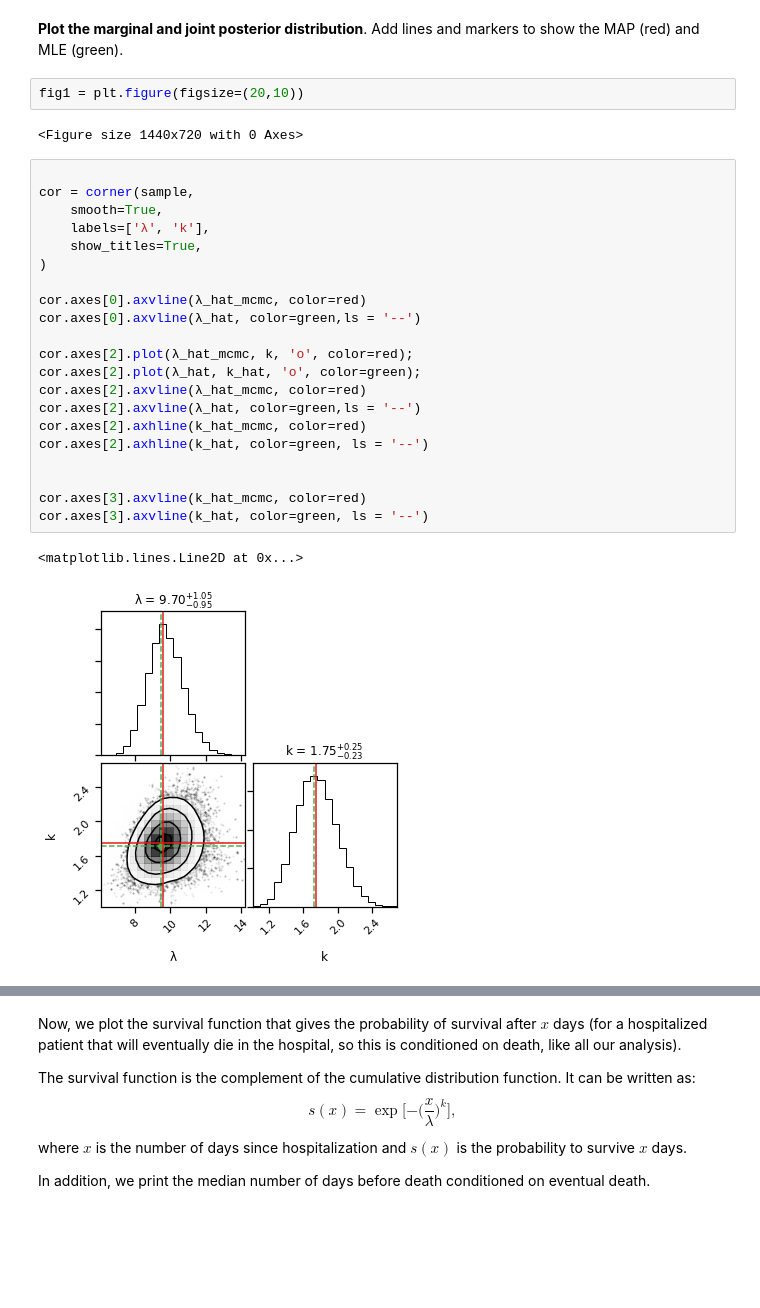
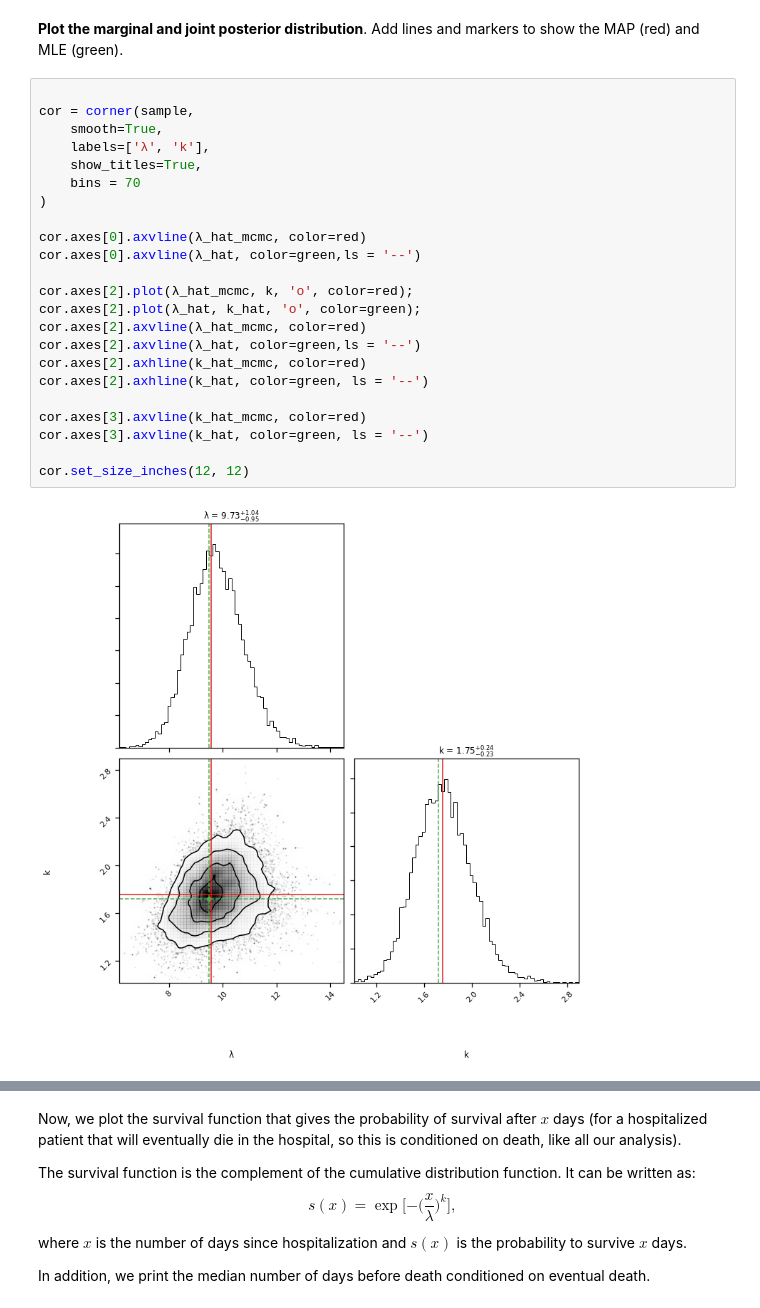
Before and after one commit to mayakerem/SciPhyProjects, a Jupyter notebook: Project 2/A2.ipynb, the cells around one changed output, grey strips where cells are left out. Drawn from its saved outputs; the diff is of its cells as text; blank space fills up the shorter version.

```diff
--- a/Project 2/A2.ipynb
+++ b/Project 2/A2.ipynb
@@ -620,31 +582,28 @@ sns.despine()
 # %% [markdown]
 **Plot the marginal and joint posterior distribution**.
 Add lines and markers to show the MAP (red) and MLE (green).
-# %%
-fig1 = plt.figure(figsize=(20,10))
-# %% [output]
-<Figure size 1440x720 with 0 Axes>
 # %%
 
 cor = corner(sample,
     smooth=True,
     labels=['λ', 'k'],
     show_titles=True,
+    bins = 70
 )
 
 cor.axes[0].axvline(λ_hat_mcmc, color=red)
 cor.axes[0].axvline(λ_hat, color=green,ls = '--')
 
 cor.axes[2].plot(λ_hat_mcmc, k, 'o', color=red);
 cor.axes[2].plot(λ_hat, k_hat, 'o', color=green);
 cor.axes[2].axvline(λ_hat_mcmc, color=red)
 cor.axes[2].axvline(λ_hat, color=green,ls = '--')
 cor.axes[2].axhline(k_hat_mcmc, color=red)
 cor.axes[2].axhline(k_hat, color=green, ls = '--')
 
-
 cor.axes[3].axvline(k_hat_mcmc, color=red)
 cor.axes[3].axvline(k_hat, color=green, ls = '--')
+
+cor.set_size_inches(12, 12)
 # %% [output]
-<matplotlib.lines.Line2D at 0x...>
-[figure, old version]
+[figure, new version]
```
Also changed, not shown: parts of 18 cells of this notebook.
